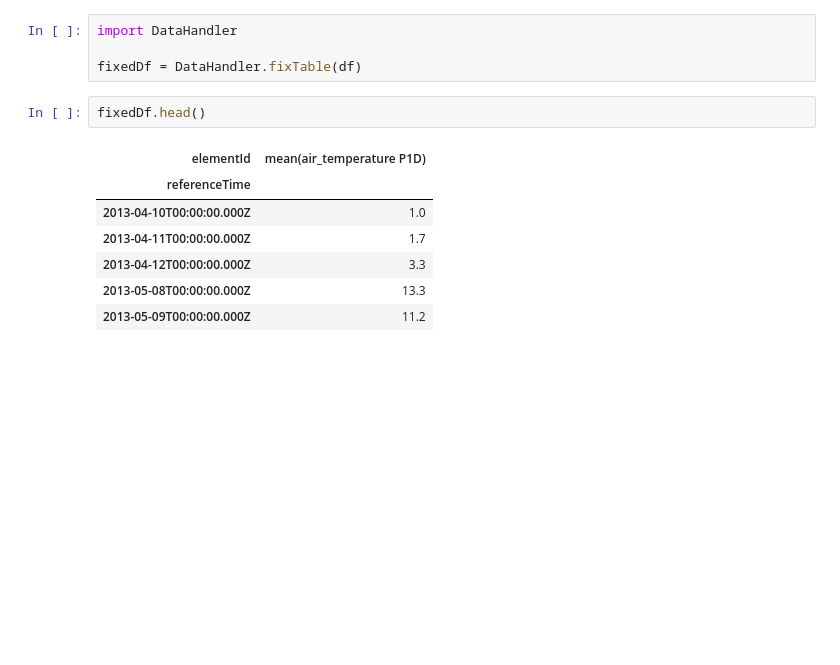
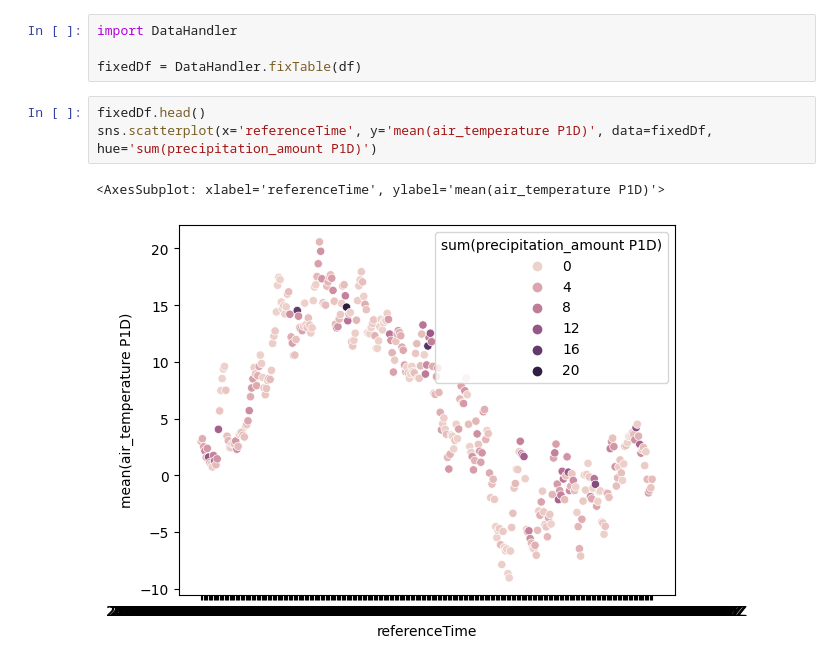
Before and after one commit to Vorckea/ProgPro1, a Jupyter notebook: ProgPro.ipynb, the cells around one changed output. Drawn from its saved outputs; the diff is of its cells as text; blank space fills up the shorter version.

Commit message:
Average to mean in datahandler, basic scatterplot

```diff
--- a/ProgPro.ipynb
+++ b/ProgPro.ipynb
@@ -40,13 +40,9 @@ df.head()
 import DataHandler
 
 fixedDf = DataHandler.fixTable(df)
-# %%
-fixedDf.head()
-# %% [output]
-| elementId | mean(air_temperature P1D) |
-| referenceTime |  |
-| 2013-04-10T00:00:00.000Z | 1.0 |
-| 2013-04-11T00:00:00.000Z | 1.7 |
-| 2013-04-12T00:00:00.000Z | 3.3 |
-| 2013-05-08T00:00:00.000Z | 13.3 |
-| 2013-05-09T00:00:00.000Z | 11.2 |
+# %%
+fixedDf.head()
+sns.scatterplot(x='referenceTime', y='mean(air_temperature P1D)', data=fixedDf, hue='sum(precipitation_amount P1D)')
+# %% [output]
+<AxesSubplot: xlabel='referenceTime', ylabel='mean(air_temperature P1D)'>
+[figure, added]
```
Also changed, not shown: parts of 3 cells of this notebook, 1 other file.
